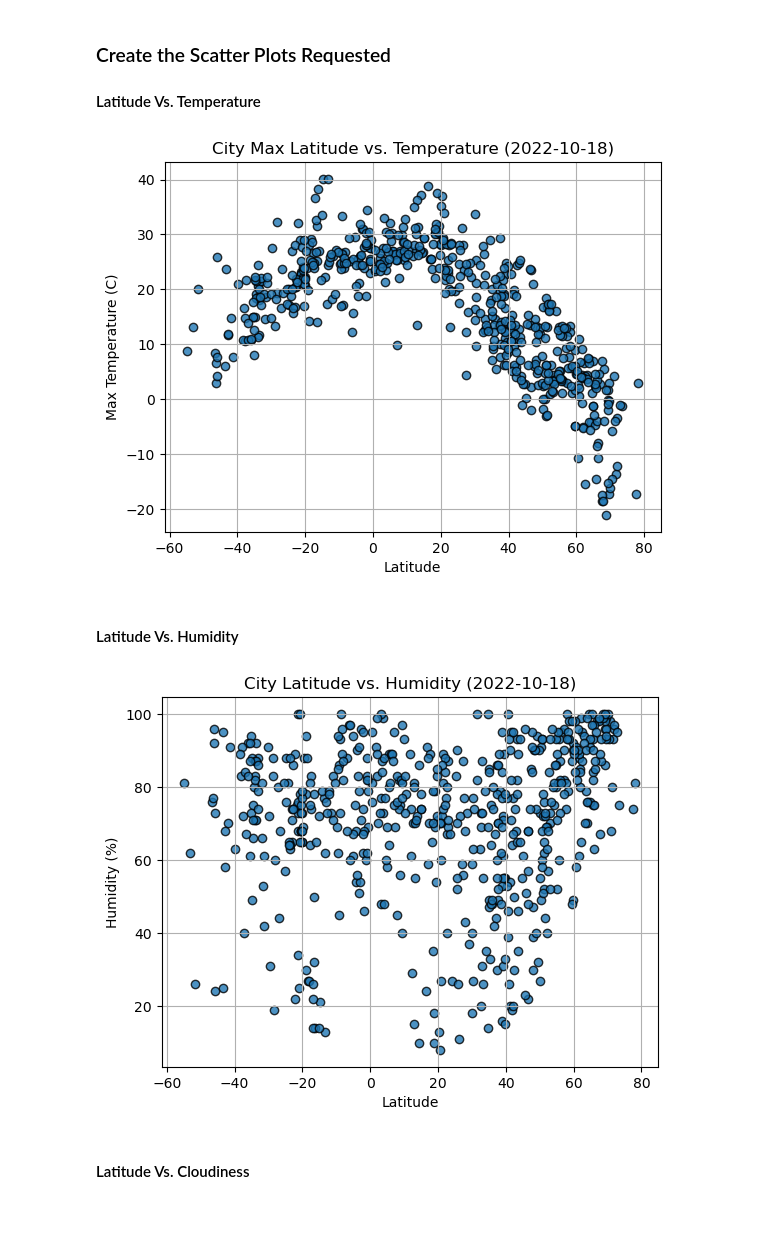
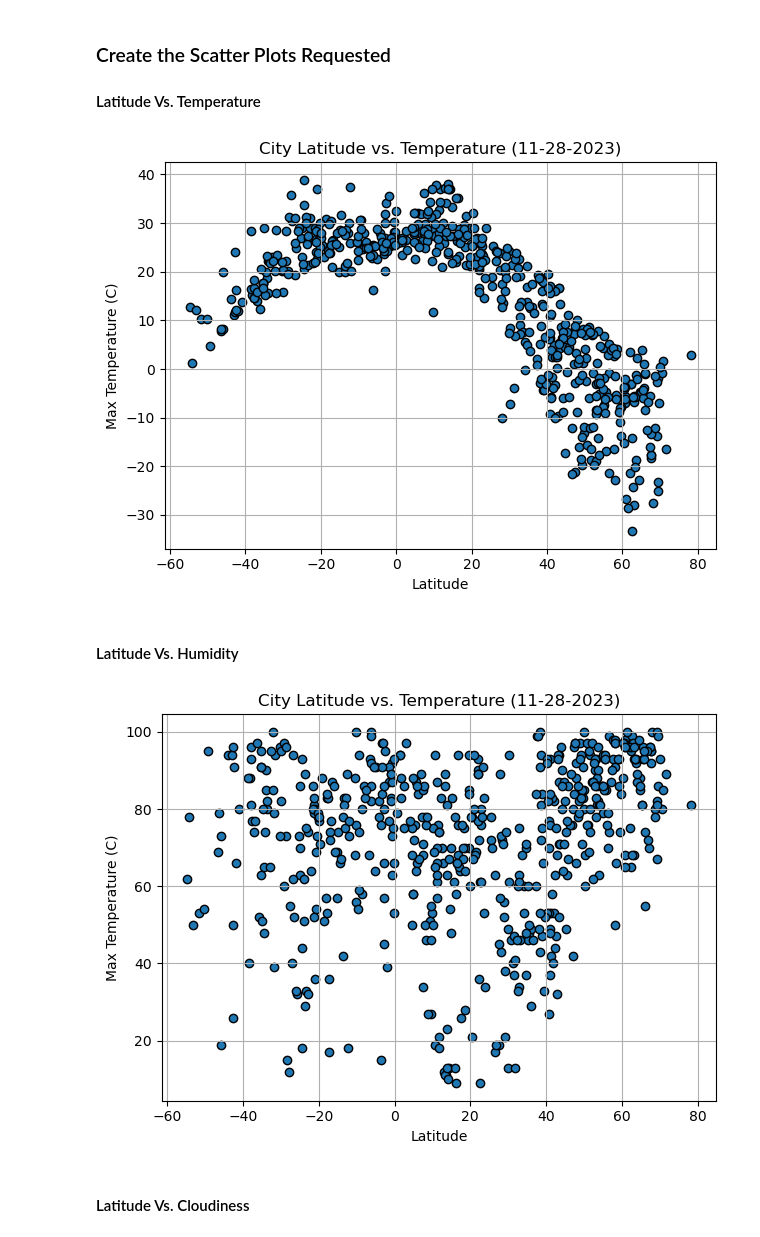
Before and after one commit to grvcielv/python-api-challenge, a Jupyter notebook: WeatherPy/WeatherPy.ipynb, the cells around one changed output. Drawn from its saved outputs; the diff is of its cells as text; code cells hidden in the pictures.

```diff
--- a/WeatherPy/WeatherPy.ipynb
+++ b/WeatherPy/WeatherPy.ipynb
@@ -198,26 +197,36 @@ city_data_df.head()
 #### Latitude Vs. Temperature
 # %%
 # Build scatter plot for latitude vs. temperature
-# YOUR CODE HERE
-
+plt.scatter(city_data_df["Lat"], city_data_df["Max Temp"],edgecolors="k")
+date = datetime.now()
+date = date.strftime("%m-%d-%Y")
 # Incorporate the other graph properties
-# YOUR CODE HERE
+plt.xlabel("Latitude")
+plt.ylabel("Max Temperature (C)")
+plt.title(f"City Latitude vs. Temperature ({date})")
+plt.grid(True)
+plt.tight_layout ()
 
 # Save the figure
 plt.savefig("output_data/Fig1.png")
 
 # Show plot
 plt.show()
 # %% [output]
-[figure, old version]
+[figure, new version]
 # %% [markdown]
 #### Latitude Vs. Humidity
 # %%
 # Build the scatter plots for latitude vs. humidity
-# YOUR CODE HERE
-
+plt.scatter(city_data_df["Lat"], city_data_df["Humidity"], edgecolors="k")
+date = datetime.now()
+date = date.strftime("%m-%d-%Y")
 # Incorporate the other graph properties
-# YOUR CODE HERE
+plt.title(f"City Latitude vs. Temperature ({date})")
+plt.ylabel("Max Temperature (C)")
+plt.xlabel("Latitude")
+plt.grid(True)
+plt.tight_layout()
 
 # Save the figure
 plt.savefig("output_data/Fig2.png")
@@ -225,7 +234,7 @@ plt.savefig("output_data/Fig2.png")
 # Show plot
 plt.show()
 # %% [output]
-[figure, old version]
+[figure, new version]
 # %% [markdown]
 #### Latitude Vs. Cloudiness
 # %%
```
Also changed, not shown: parts of 29 cells of this notebook, 6 other files.
